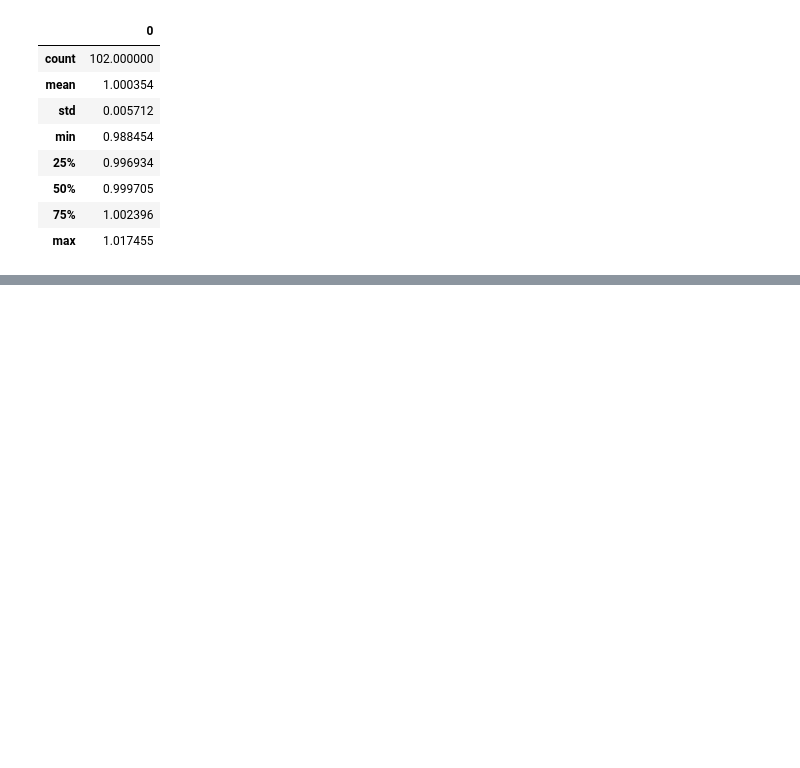
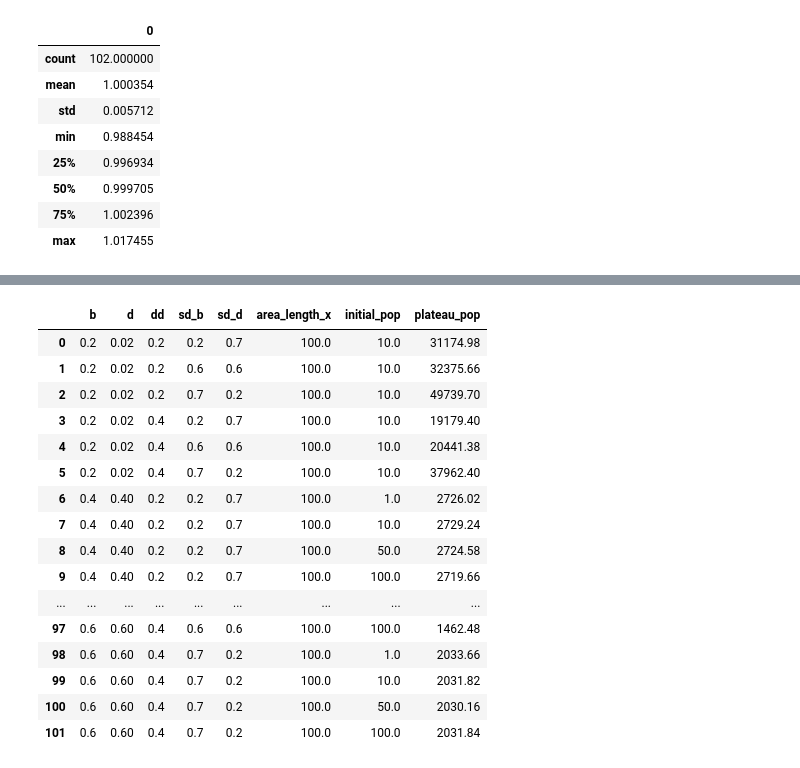
Before and after one commit to sokanaid/CourseProject2022BiologicalMath, a Jupyter notebook: plateau_search_results.ipynb, the cells around one changed output, grey strips where cells are left out. Cells and saved outputs as stored; diff of their text form; code cells hidden in the pictures; blank space fills up the shorter version.

```diff
--- a/plateau_search_results.ipynb
+++ b/plateau_search_results.ipynb
@@ -175,0 +193,38 @@ dif description:
+# %%
+def add_sim(data_frame, sim):
+  params = sim["params"]
+  mean_pop = sim["population"].tail(100)['pop'].mean()
+  new_row = pd.Series({'b': params['b'], 'd': params['death_r'], 'dd':params['dd'],'sd_b':params['sd_b'], 'sd_d':params['sd_d'],
+                    'area_length_x':params['area_length_x'], 'initial_pop':params['initial_pop'], 'plateau_pop': mean_pop})
+  data_frame = pd.concat([data_frame, new_row.to_frame().T], ignore_index=True)
+  return data_frame
+# %%
+sim_frame = pd.DataFrame(columns=['b', 'd', 'dd','sd_b', 'sd_d', 'area_length_x', 'initial_pop', 'plateau_pop'])
+for sim in data:
+  if not sim["params"]["auto_stop_at_plateau"]:
+    continue
+  sim_frame = add_sim(sim_frame, sim)
+# %%
+sim_frame = sim_frame.sort_values(by=['b', 'd', 'dd','sd_b', 'sd_d', 'area_length_x', 'initial_pop']).reset_index(drop=True)
+# %%
+pd.set_option('display.max_rows', None)
+# все параметры симуляций и средние значения численности популяции на плато
+sim_frame
+# %% [output]
+|  | b | d | dd | sd_b | sd_d | area_length_x | initial_pop | plateau_pop |
+| 0 | 0.2 | 0.02 | 0.2 | 0.2 | 0.7 | 100.0 | 10.0 | 31174.98 |
+| 1 | 0.2 | 0.02 | 0.2 | 0.6 | 0.6 | 100.0 | 10.0 | 32375.66 |
+| 2 | 0.2 | 0.02 | 0.2 | 0.7 | 0.2 | 100.0 | 10.0 | 49739.70 |
+| 3 | 0.2 | 0.02 | 0.4 | 0.2 | 0.7 | 100.0 | 10.0 | 19179.40 |
+| 4 | 0.2 | 0.02 | 0.4 | 0.6 | 0.6 | 100.0 | 10.0 | 20441.38 |
+| 5 | 0.2 | 0.02 | 0.4 | 0.7 | 0.2 | 100.0 | 10.0 | 37962.40 |
+| 6 | 0.4 | 0.40 | 0.2 | 0.2 | 0.7 | 100.0 | 1.0 | 2726.02 |
+| 7 | 0.4 | 0.40 | 0.2 | 0.2 | 0.7 | 100.0 | 10.0 | 2729.24 |
+| 8 | 0.4 | 0.40 | 0.2 | 0.2 | 0.7 | 100.0 | 50.0 | 2724.58 |
+| 9 | 0.4 | 0.40 | 0.2 | 0.2 | 0.7 | 100.0 | 100.0 | 2719.66 |
+| ... | ... | ... | ... | ... | ... | ... | ... | ... |
+| 97 | 0.6 | 0.60 | 0.4 | 0.6 | 0.6 | 100.0 | 100.0 | 1462.48 |
+| 98 | 0.6 | 0.60 | 0.4 | 0.7 | 0.2 | 100.0 | 1.0 | 2033.66 |
+| 99 | 0.6 | 0.60 | 0.4 | 0.7 | 0.2 | 100.0 | 10.0 | 2031.82 |
+| 100 | 0.6 | 0.60 | 0.4 | 0.7 | 0.2 | 100.0 | 50.0 | 2030.16 |
+| 101 | 0.6 | 0.60 | 0.4 | 0.7 | 0.2 | 100.0 | 100.0 | 2031.84 |
```
Also changed, not shown: parts of 3 cells of this notebook.
